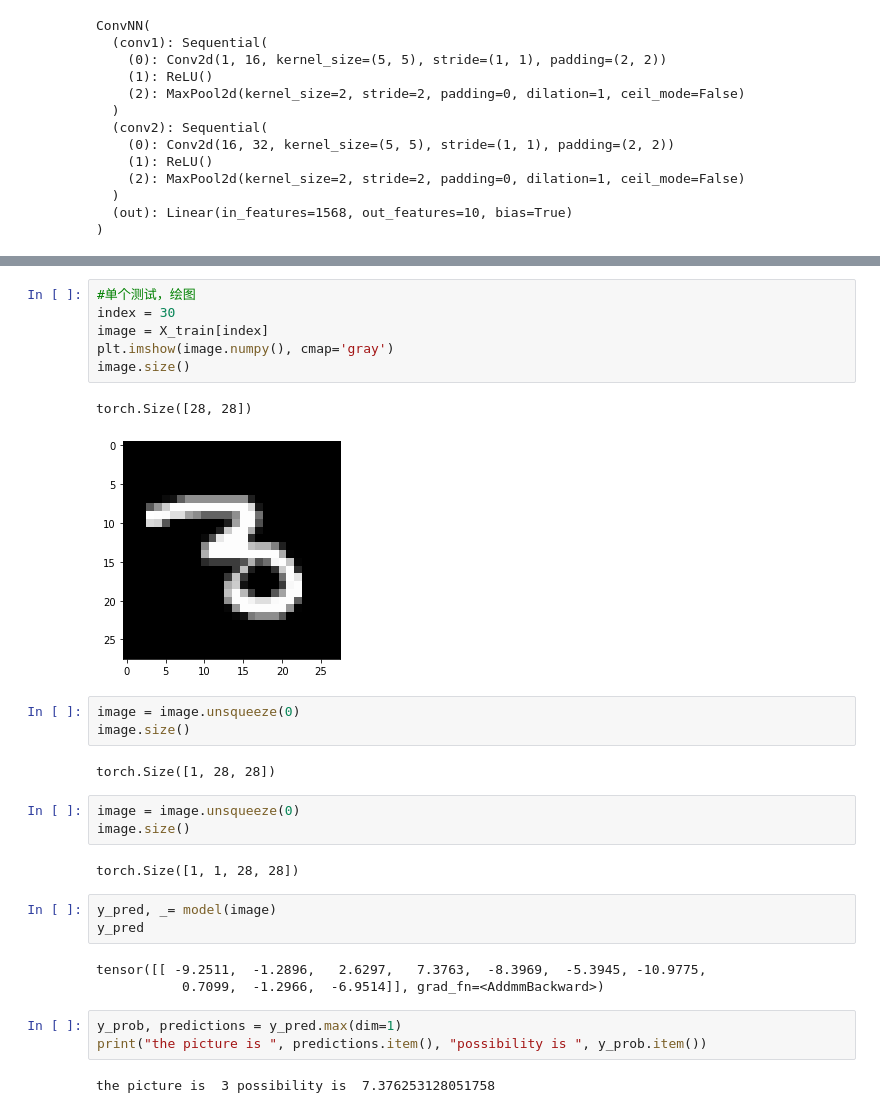
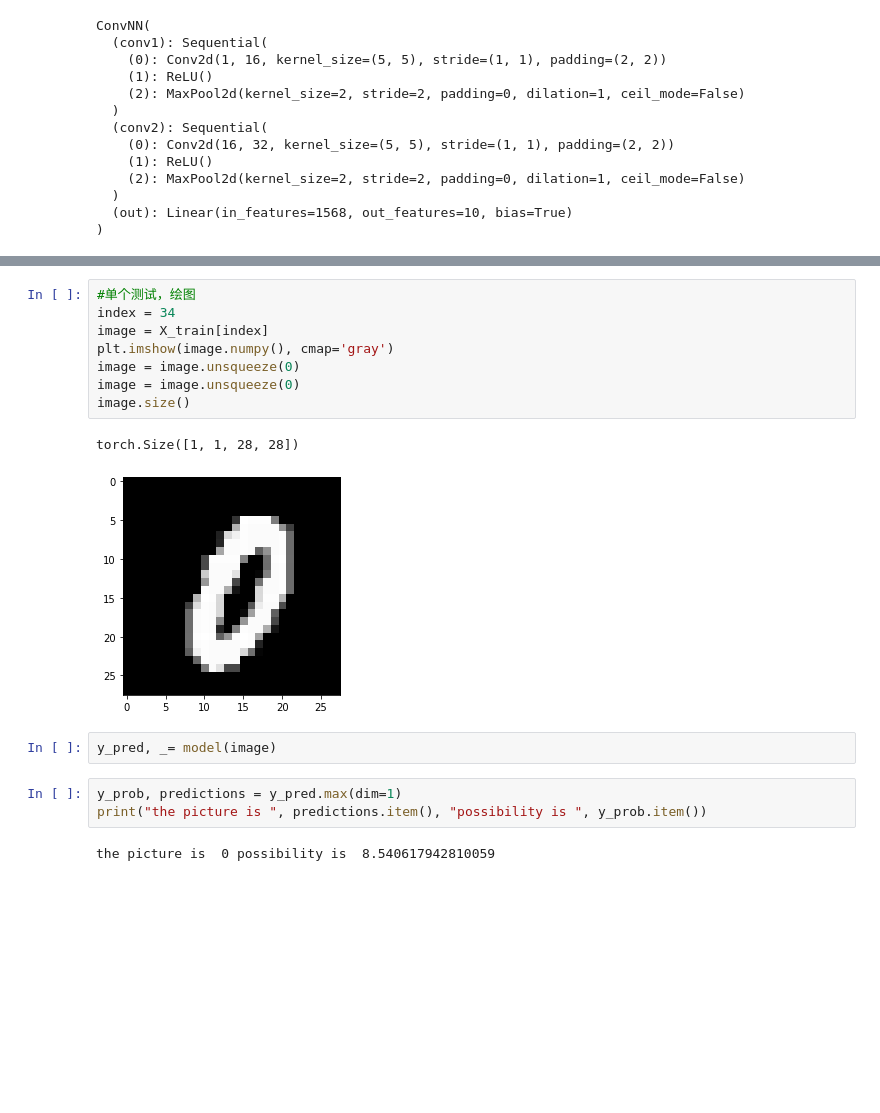
Before and after one commit to sanitpeng/practicalAI-cn, a Jupyter notebook: notebooks/mnist_cnn.ipynb, the cells around one changed output, grey strips where cells are left out. Drawn from its saved outputs; the diff is of its cells as text; blank space fills up the shorter version.

```diff
--- a/notebooks/mnist_cnn.ipynb
+++ b/notebooks/mnist_cnn.ipynb
@@ -485,30 +391,18 @@ Test Accuracy of the model on the test images: 98.23 %
 # %%
 #单个测试，绘图
-index = 30
+index = 34
 image = X_train[index]
 plt.imshow(image.numpy(), cmap='gray')
+image = image.unsqueeze(0)
+image = image.unsqueeze(0)
 image.size()
 # %% [output]
-torch.Size([28, 28])
+torch.Size([1, 1, 28, 28])
-[figure, old version]
+[figure, new version]
-# %%
-image = image.unsqueeze(0)
-image.size()
-# %% [output]
-torch.Size([1, 28, 28])
-# %%
-image = image.unsqueeze(0)
-image.size()
-# %% [output]
-torch.Size([1, 1, 28, 28])
 # %%
 y_pred, _= model(image)
-y_pred
-# %% [output]
-tensor([[ -9.2511,  -1.2896,   2.6297,   7.3763,  -8.3969,  -5.3945, -10.9775,
-           0.7099,  -1.2966,  -6.9514]], grad_fn=<AddmmBackward>)
 # %%
 y_prob, predictions = y_pred.max(dim=1)
 print("the picture is ", predictions.item(), "possibility is ", y_prob.item())
 # %% [output]
-the picture is  3 possibility is  7.376253128051758
+the picture is  0 possibility is  8.540617942810059
```
Also changed, not shown: parts of 8 cells of this notebook, 1 other file.
